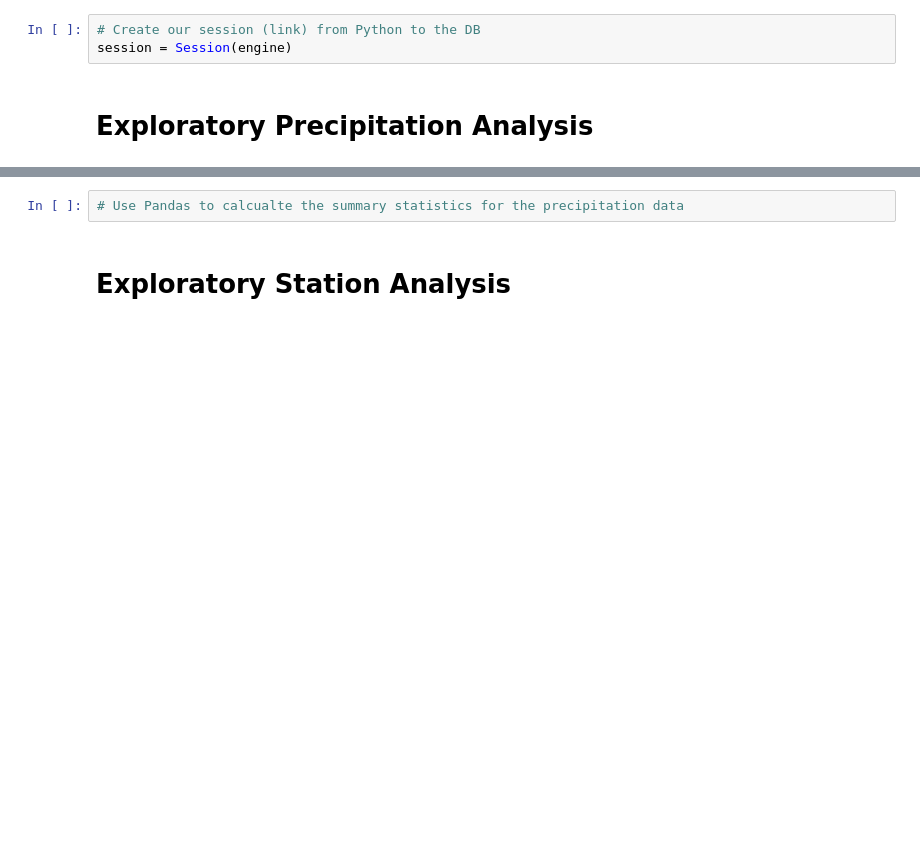
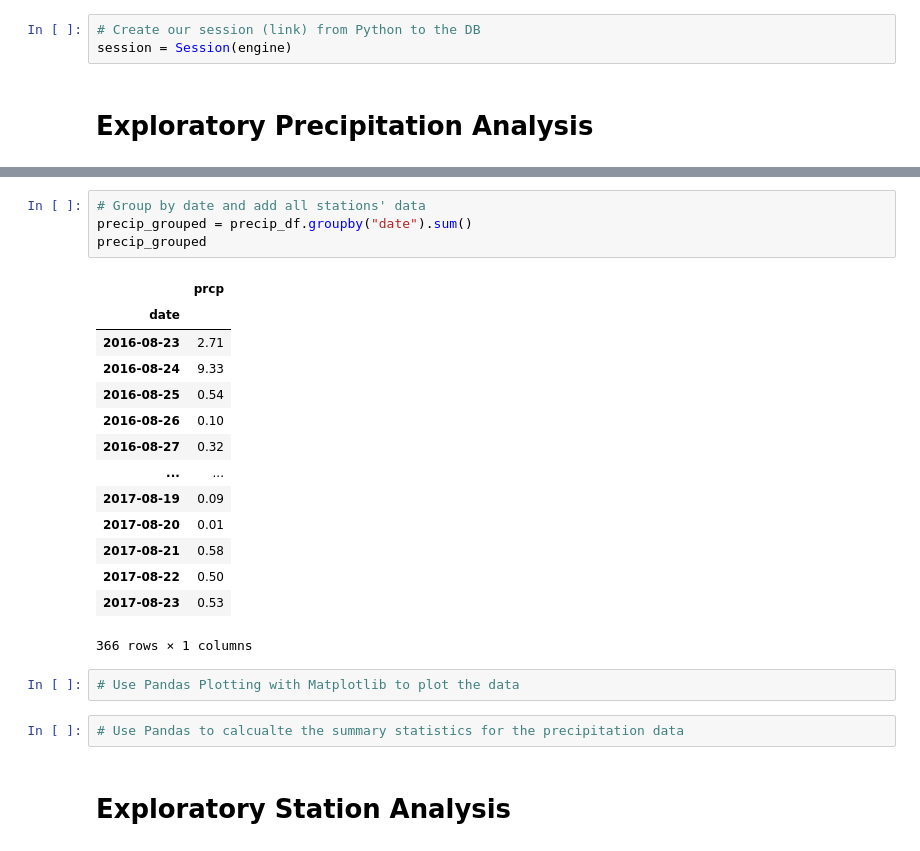
Before and after one commit to swdrich/sqlalchemy-challenge, a Jupyter notebook: climate_starter.ipynb, the cells around one changed output, grey strips where cells are left out. Cells and saved outputs as stored; diff of their text form; blank space fills up the shorter version.

```diff
--- a/climate_starter.ipynb
+++ b/climate_starter.ipynb
@@ -80,3 +148,24 @@ first_station.__dict__
+# %%
+# Group by date and add all stations' data
+precip_grouped = precip_df.groupby("date").sum()
+precip_grouped
+# %% [output]
+|  | prcp |
+| date |  |
+| 2016-08-23 | 2.71 |
+| 2016-08-24 | 9.33 |
+| 2016-08-25 | 0.54 |
+| 2016-08-26 | 0.10 |
+| 2016-08-27 | 0.32 |
+| ... | ... |
+| 2017-08-19 | 0.09 |
+| 2017-08-20 | 0.01 |
+| 2017-08-21 | 0.58 |
+| 2017-08-22 | 0.50 |
+| 2017-08-23 | 0.53 |
+366 rows × 1 columns
+# %%
+# Use Pandas Plotting with Matplotlib to plot the data
 # %%
 # Use Pandas to calcualte the summary statistics for the precipitation data
 # %% [markdown]
```
Also changed, not shown: parts of 8 cells of this notebook.
